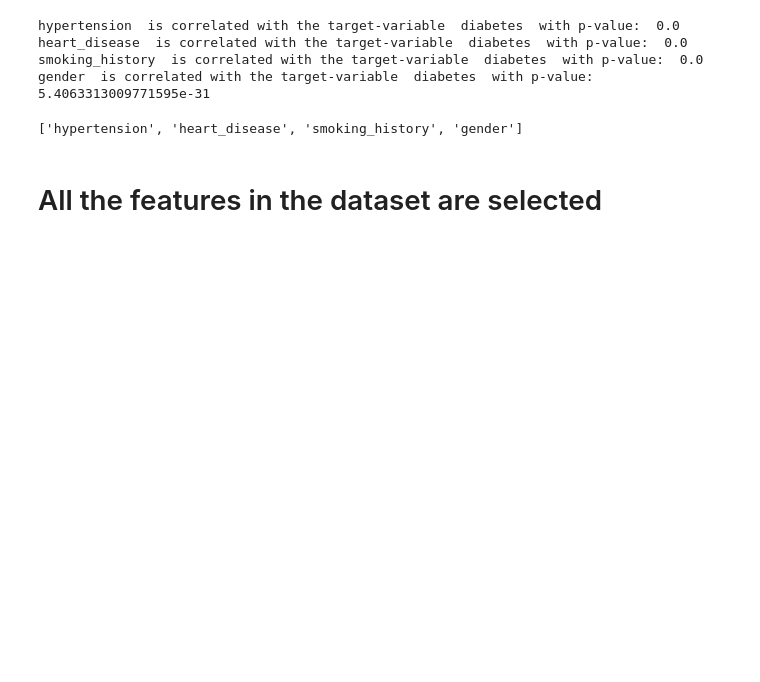
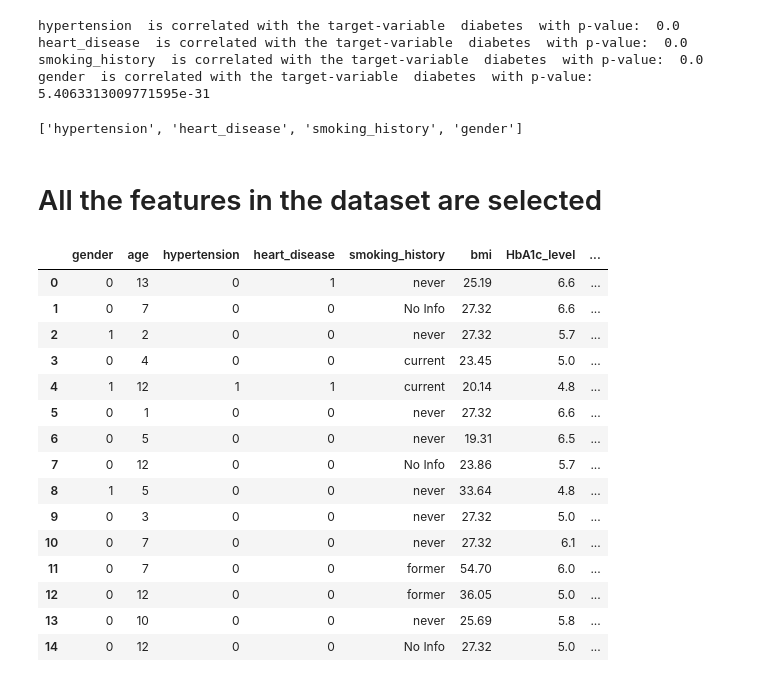
Before and after one commit to pdpavandesai/MergingDiabetesData, a Jupyter notebook: MustafaDatasetAnalysis.ipynb, the cells around one changed output. Drawn from its saved outputs; the diff is of its cells as text; code cells hidden in the pictures; blank space fills up the shorter version.

```diff
--- a/MustafaDatasetAnalysis.ipynb
+++ b/MustafaDatasetAnalysis.ipynb
@@ -285,3 +286,55 @@ gender  is correlated with the target-variable  diabetes  with p-value:  5.40633
 ['hypertension', 'heart_disease', 'smoking_history', 'gender']
 # %% [markdown]
 # All the features in the dataset are selected
+# %%
+def categorizeAge(age):
+  if age>=18 and age<=24:
+    return 1
+  elif age>=25 and age<=29:
+    return 2
+  elif age>=30 and age<=34:
+    return 3
+  elif age>=35 and age<=39:
+    return 4
+  elif age>=40 and age<=44:
+    return 5
+  elif age>=45 and age<=49:
+    return 6
+  elif age>=50 and age<=54:
+    return 7
+  elif age>=55 and age<=59:
+    return 8
+  elif age>=60 and age<=64:
+    return 9
+  elif age>=65 and age<=69:
+    return 10
+  elif age>= 70 and age<=74:
+    return 11
+  elif age>=75 and age<=79:
+    return 12
+  elif age>=80:
+    return 13
+  else:
+    return 0
+# %%
+mustafaDataset_Actual_Copy['age'] = mustafaDataset_Actual_Copy['age'].apply(categorizeAge)
+mustafaDataset_Actual_Copy['gender'] = LabelEncoder().fit_transform(mustafaDataset_Actual_Copy.gender)
+
+mustafaDataset_Actual_Copy.head(15)
+# %% [output]
+|  | gender | age | hypertension | heart_disease | smoking_history | bmi | HbA1c_level | ... |
+| 0 | 0 | 13 | 0 | 1 | never | 25.19 | 6.6 | ... |
+| 1 | 0 | 7 | 0 | 0 | No Info | 27.32 | 6.6 | ... |
+| 2 | 1 | 2 | 0 | 0 | never | 27.32 | 5.7 | ... |
+| 3 | 0 | 4 | 0 | 0 | current | 23.45 | 5.0 | ... |
+| 4 | 1 | 12 | 1 | 1 | current | 20.14 | 4.8 | ... |
+| 5 | 0 | 1 | 0 | 0 | never | 27.32 | 6.6 | ... |
+| 6 | 0 | 5 | 0 | 0 | never | 19.31 | 6.5 | ... |
+| 7 | 0 | 12 | 0 | 0 | No Info | 23.86 | 5.7 | ... |
+| 8 | 1 | 5 | 0 | 0 | never | 33.64 | 4.8 | ... |
+| 9 | 0 | 3 | 0 | 0 | never | 27.32 | 5.0 | ... |
+| 10 | 0 | 7 | 0 | 0 | never | 27.32 | 6.1 | ... |
+| 11 | 0 | 7 | 0 | 0 | former | 54.70 | 6.0 | ... |
+| 12 | 0 | 12 | 0 | 0 | former | 36.05 | 5.0 | ... |
+| 13 | 0 | 10 | 0 | 0 | never | 25.69 | 5.8 | ... |
+| 14 | 0 | 12 | 0 | 0 | No Info | 27.32 | 5.0 | ... |
```
Also changed, not shown: parts of 1 cell of this notebook.
